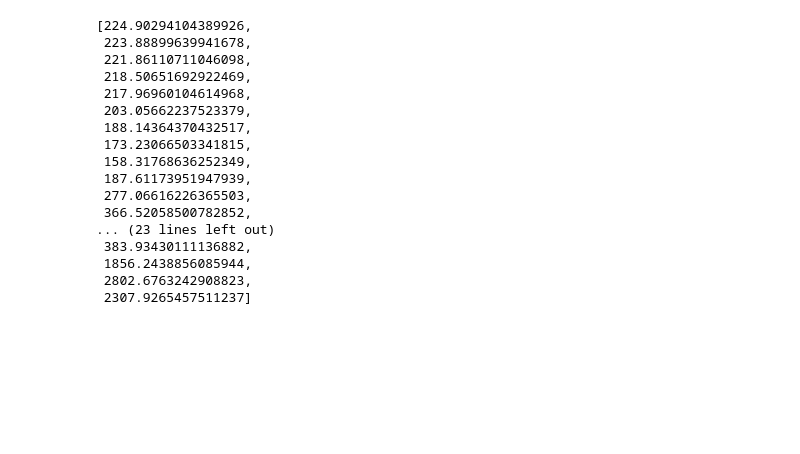
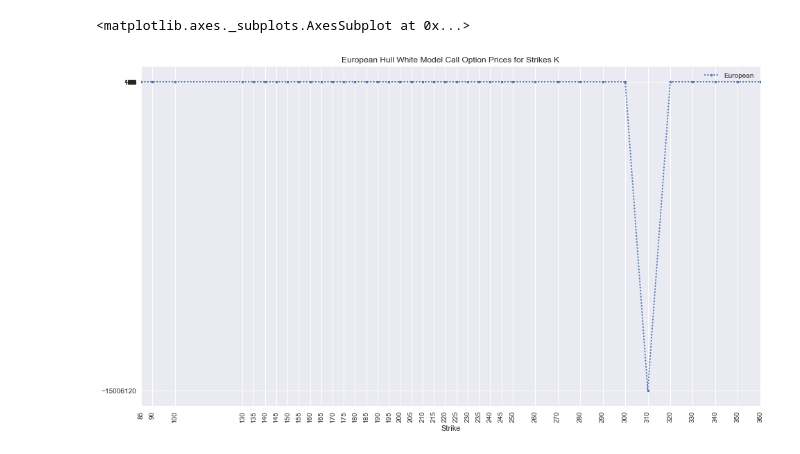
Before and after one commit to lerms/math485-mathematical-finance, a Jupyter notebook: p1/src/model_calibration.ipynb, the cells around one changed output. Cells and saved outputs as stored; diff of their text form; code cells hidden in the pictures; blank space fills up the shorter version.

Commit message:
added graphs to model_calibration notebook

```diff
--- a/p1/src/model_calibration.ipynb
+++ b/p1/src/model_calibration.ipynb
@@ -55,11 +66,0 @@ n_training = 40
-# %%
-put_strikes = pd.read_csv('dataset/gs-puts.csv')['Strike']
-results = []
-for k in put_strikes:
-    hw = HullWhiteEuropeanModel(k, T, dt, r, n_steps, option, n_training, stock_prices, s0)
-    print('stock tree for k:', k)
-    print(pd.DataFrame(hw.binomial.s_tree.T))
-    print('option tree for k:', k)
-    print(pd.DataFrame(hw.binomial.o_tree.T))
-    results.append(hw.price())
-results
@@ -101,25 +67,26 @@ stock tree for k: 85
 # %%
-call_strikes = pd.read_csv('dataset/gs-calls.csv')['Strike']
-results = []
-for k in call_strikes:
-    hw = HullWhiteEuropeanModel(k, T, dt, r, n_steps, option, n_training, stock_prices, s0)
-    results.append(hw.price())
-results
+gs_calls = pd.read_csv('dataset/gs-calls.csv')
+call_results = []
+option = 'call'
+
+for k in gs_calls['Strike']:
+    american = HullWhiteAmericanModel(k, T, dt, r, n_steps, option, n_training, stock_prices, s0)
+    euro = HullWhiteEuropeanModel(k, T, dt, r, n_steps, option, n_training, stock_prices, s0)
+    call_results.append((k, american.price(), euro.price()))
+
+call_df = pd.DataFrame(call_results, columns=['Strike', 'American', 'European'])
+call_df['Actual'] = gs_calls['Last Price']
-# %% [output]
-[224.90294104389926,
- 223.88899639941678,
- 221.86110711046098,
- 218.50651692922469,
- 217.96960104614968,
- 203.05662237523379,
- 188.14364370432517,
- 173.23066503341815,
- 158.31768636252349,
- 187.61173951947939,
- 277.06616226365503,
- 366.52058500782852,
-... (23 lines left out)
- 383.93430111136882,
- 1856.2438856085944,
- 2802.6763242908823,
- 2307.9265457511237]
+# %%
+call_df[['Strike','European']].plot(x='Strike',
+                                    y='European',
+                                    title='European Hull White Model Call Option Prices for Strikes K',
+                                    figsize=(16,9),
+                                    xticks=call_df['Strike'],
+                                    yticks=call_df['European'],
+                                    kind='line',
+                                    rot=90,
+                                    style=[':'],
+                                    marker='.')
+# %% [output]
+<matplotlib.axes._subplots.AxesSubplot at 0x...>
+[figure, added]
```
Also changed, not shown: parts of 11 cells of this notebook, 2 other files.
